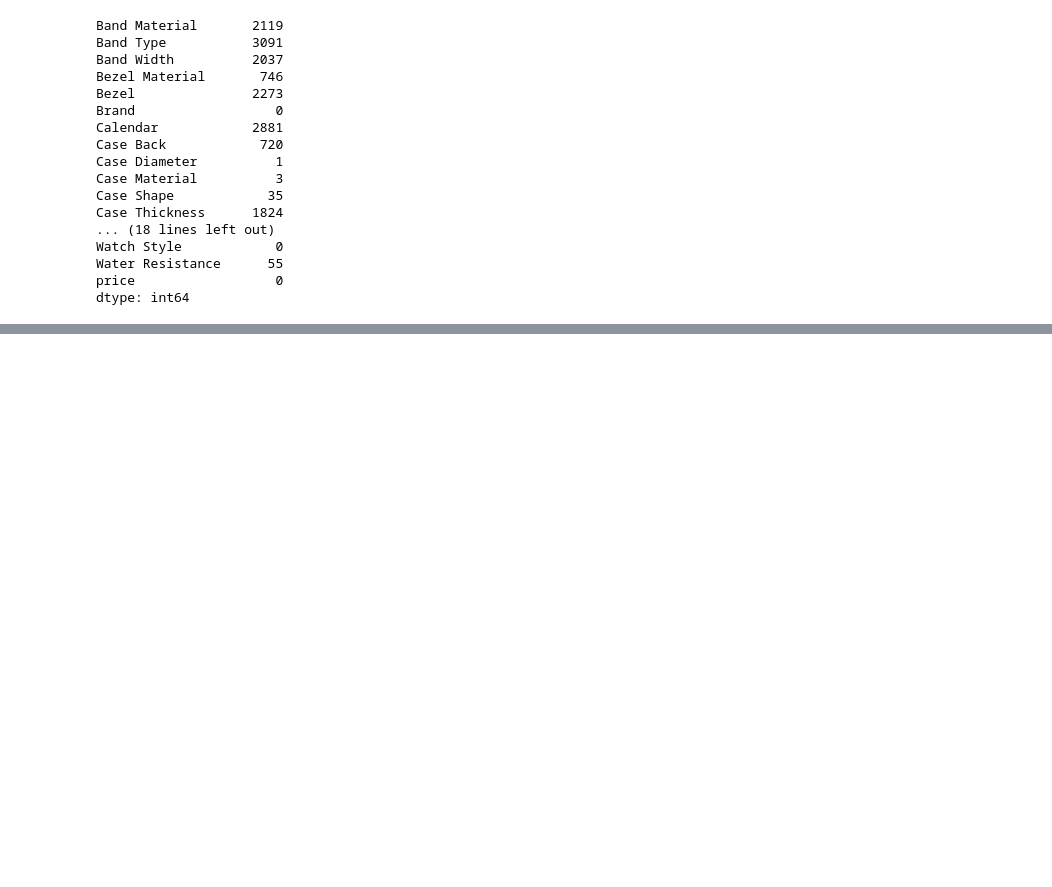
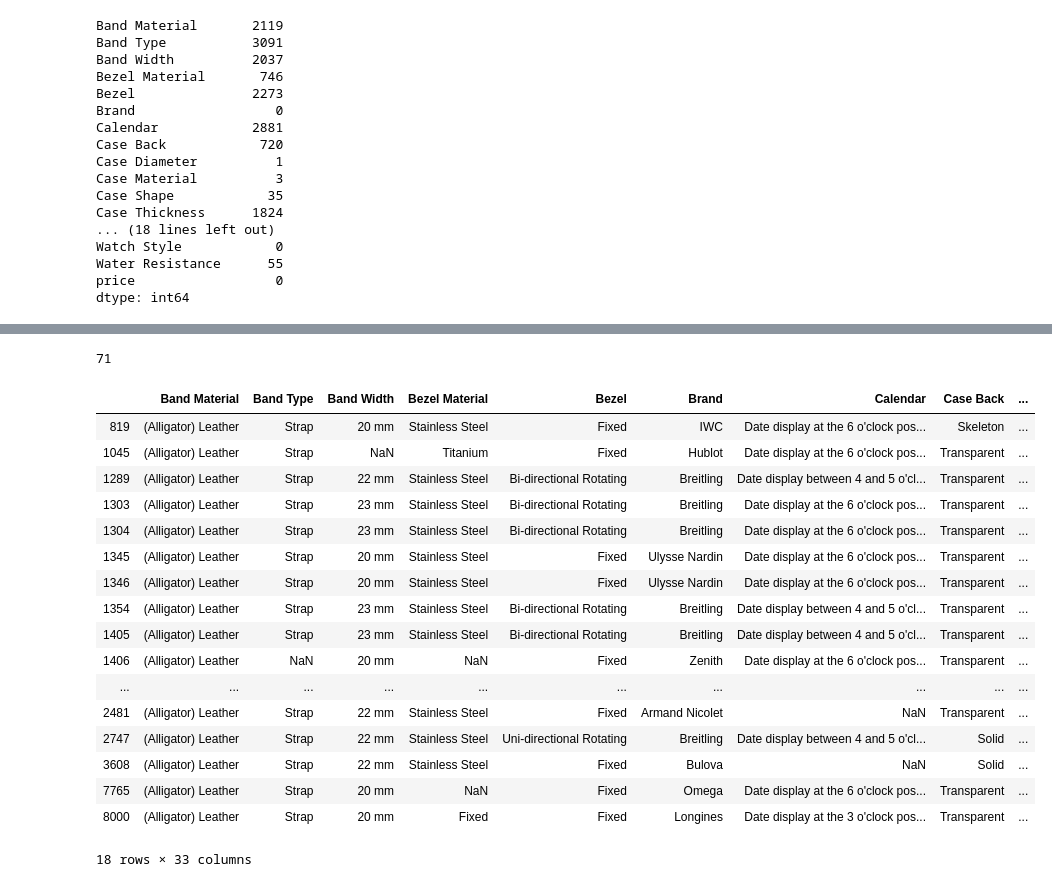
Before and after one commit to jcanque777/watchclassification, a Jupyter notebook: final_watches.ipynb, the cells around one changed output, grey strips where cells are left out. Drawn from its saved outputs; the diff is of its cells as text; code cells hidden in the pictures; blank space fills up the shorter version.

Commit message:
fixed Band Material Column

```diff
--- a/final_watches.ipynb
+++ b/final_watches.ipynb
@@ -172,0 +217,4 @@ Name: Band Material, Length: 10652, dtype: object
+# %%
+len(band_material_keep)
+# %% [output]
+71
@@ -172,0 +227,21 @@ Name: Band Material, Length: 10652, dtype: object
+# %%
+df[df["Band Material"]== "(Alligator) Leather"]
+# %% [output]
+|  | Band Material | Band Type | Band Width | Bezel Material | Bezel | Brand | Calendar | Case Back | ... |
+| 819 | (Alligator) Leather | Strap | 20 mm | Stainless Steel | Fixed | IWC | Date display at the 6 o'clock pos... | Skeleton | ... |
+| 1045 | (Alligator) Leather | Strap | NaN | Titanium | Fixed | Hublot | Date display at the 6 o'clock pos... | Transparent | ... |
+| 1289 | (Alligator) Leather | Strap | 22 mm | Stainless Steel | Bi-directional Rotating | Breitling | Date display between 4 and 5 o'cl... | Transparent | ... |
+| 1303 | (Alligator) Leather | Strap | 23 mm | Stainless Steel | Bi-directional Rotating | Breitling | Date display at the 6 o'clock pos... | Transparent | ... |
+| 1304 | (Alligator) Leather | Strap | 23 mm | Stainless Steel | Bi-directional Rotating | Breitling | Date display at the 6 o'clock pos... | Transparent | ... |
+| 1345 | (Alligator) Leather | Strap | 20 mm | Stainless Steel | Fixed | Ulysse Nardin | Date display at the 6 o'clock pos... | Transparent | ... |
+| 1346 | (Alligator) Leather | Strap | 20 mm | Stainless Steel | Fixed | Ulysse Nardin | Date display at the 6 o'clock pos... | Transparent | ... |
+| 1354 | (Alligator) Leather | Strap | 23 mm | Stainless Steel | Bi-directional Rotating | Breitling | Date display between 4 and 5 o'cl... | Transparent | ... |
+| 1405 | (Alligator) Leather | Strap | 23 mm | Stainless Steel | Bi-directional Rotating | Breitling | Date display between 4 and 5 o'cl... | Transparent | ... |
+| 1406 | (Alligator) Leather | NaN | 20 mm | NaN | Fixed | Zenith | Date display at the 6 o'clock pos... | Transparent | ... |
+| ... | ... | ... | ... | ... | ... | ... | ... | ... | ... |
+| 2481 | (Alligator) Leather | Strap | 22 mm | Stainless Steel | Fixed | Armand Nicolet | NaN | Transparent | ... |
+| 2747 | (Alligator) Leather | Strap | 22 mm | Stainless Steel | Uni-directional Rotating | Breitling | Date display between 4 and 5 o'cl... | Solid | ... |
+| 3608 | (Alligator) Leather | Strap | 22 mm | Stainless Steel | Fixed | Bulova | NaN | Solid | ... |
+| 7765 | (Alligator) Leather | Strap | 20 mm | NaN | Fixed | Omega | Date display at the 6 o'clock pos... | Transparent | ... |
+| 8000 | (Alligator) Leather | Strap | 20 mm | Fixed | Fixed | Longines | Date display at the 3 o'clock pos... | Transparent | ... |
+18 rows × 33 columns
```
Also changed, not shown: parts of 44 cells of this notebook.
